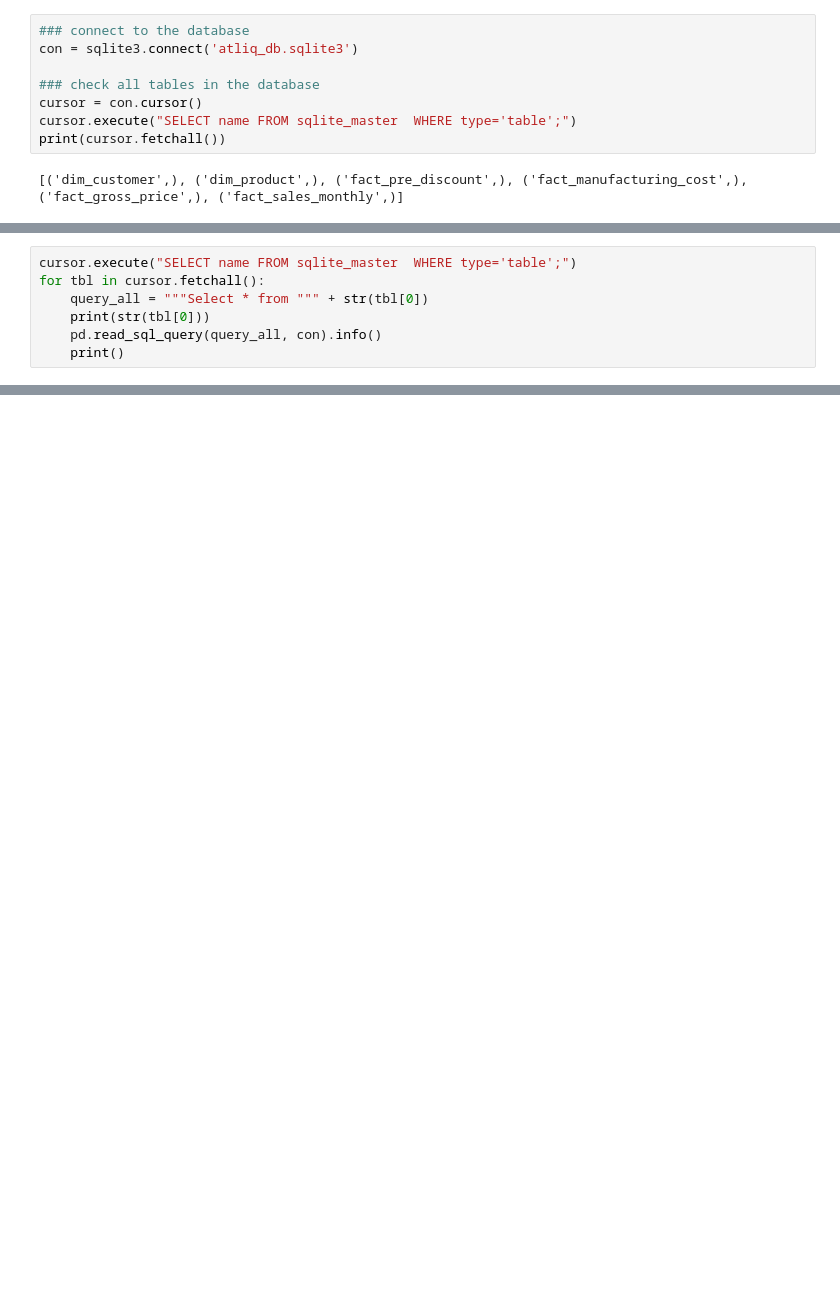
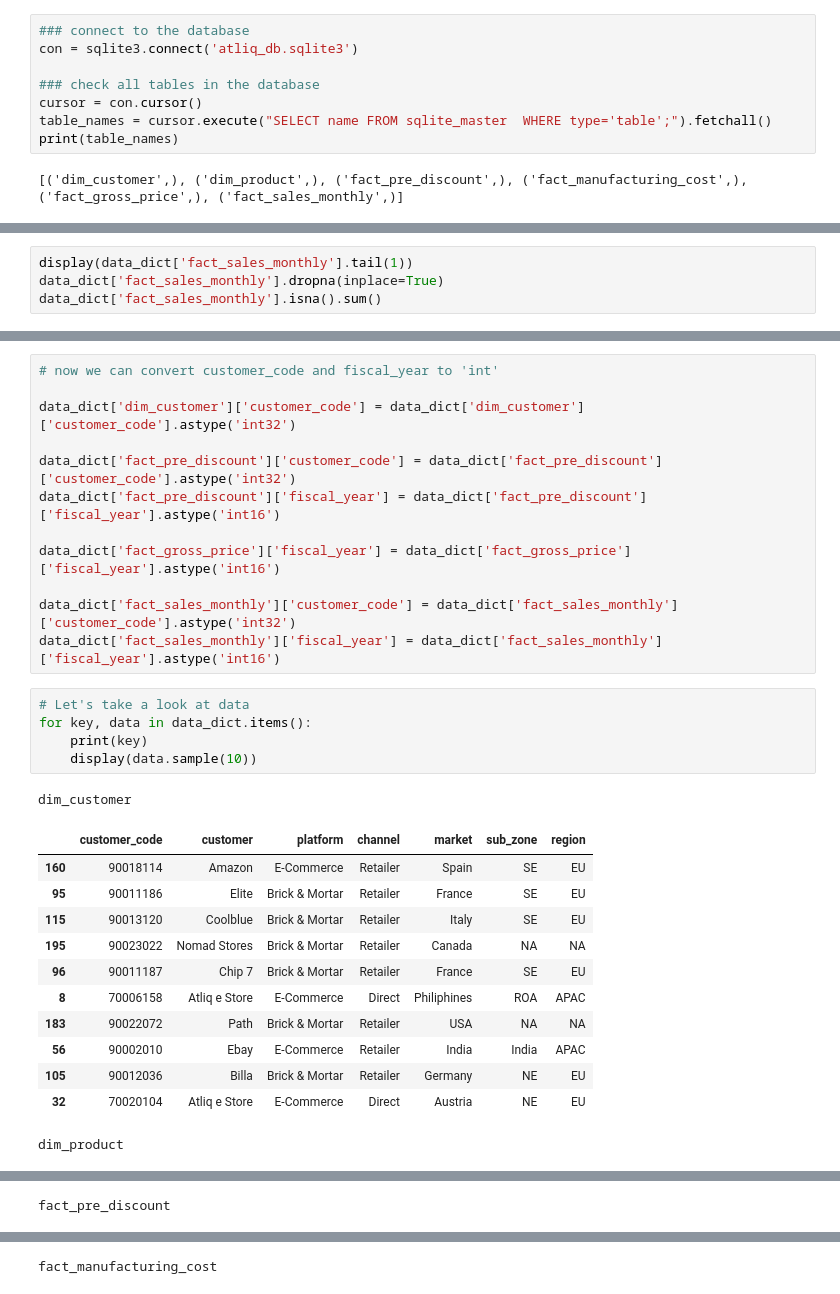
Before and after one commit to maximchuvstvin/i-learn-final-project, a Jupyter notebook: final_project.ipynb, the cells around one changed output, grey strips where cells are left out. Cells and saved outputs as stored; diff of their text form; blank space fills up the shorter version.

```diff
--- a/final_project.ipynb
+++ b/final_project.ipynb
@@ -9,7 +11,7 @@ con = sqlite3.connect('atliq_db.sqlite3')
 
 ### check all tables in the database
 cursor = con.cursor()
-cursor.execute("SELECT name FROM sqlite_master  WHERE type='table';")
-print(cursor.fetchall())
+table_names = cursor.execute("SELECT name FROM sqlite_master  WHERE type='table';").fetchall()
+print(table_names)
 # %% [output]
 [('dim_customer',), ('dim_product',), ('fact_pre_discount',), ('fact_manufacturing_cost',), ('fact_gross_price',), ('fact_sales_monthly',)]
@@ -38,7 +17,0 @@ memory usage: 2.6+ MB
-# %%
-cursor.execute("SELECT name FROM sqlite_master  WHERE type='table';")
-for tbl in cursor.fetchall():
-    query_all = """Select * from """ + str(tbl[0])
-    print(str(tbl[0]))
-    pd.read_sql_query(query_all, con).info()
-    print()
@@ -62,0 +77,4 @@ memory usage: 2.6+ MB
+# %%
+display(data_dict['fact_sales_monthly'].tail(1))
+data_dict['fact_sales_monthly'].dropna(inplace=True)
+data_dict['fact_sales_monthly'].isna().sum()
@@ -62,0 +90,31 @@ memory usage: 2.6+ MB
+# %%
+# now we can convert customer_code and fiscal_year to 'int'
+
+data_dict['dim_customer']['customer_code'] = data_dict['dim_customer']['customer_code'].astype('int32')
+
+data_dict['fact_pre_discount']['customer_code'] = data_dict['fact_pre_discount']['customer_code'].astype('int32')
+data_dict['fact_pre_discount']['fiscal_year'] = data_dict['fact_pre_discount']['fiscal_year'].astype('int16')
+
+data_dict['fact_gross_price']['fiscal_year'] = data_dict['fact_gross_price']['fiscal_year'].astype('int16')
+
+data_dict['fact_sales_monthly']['customer_code'] = data_dict['fact_sales_monthly']['customer_code'].astype('int32')
+data_dict['fact_sales_monthly']['fiscal_year'] = data_dict['fact_sales_monthly']['fiscal_year'].astype('int16')
+# %%
+# Let's take a look at data
+for key, data in data_dict.items():
+    print(key)
+    display(data.sample(10))
+# %% [output]
+dim_customer
+|  | customer_code | customer | platform | channel | market | sub_zone | region |
+| 160 | 90018114 | Amazon | E-Commerce | Retailer | Spain | SE | EU |
+| 95 | 90011186 | Elite | Brick & Mortar | Retailer | France | SE | EU |
+| 115 | 90013120 | Coolblue | Brick & Mortar | Retailer | Italy | SE | EU |
+| 195 | 90023022 | Nomad Stores | Brick & Mortar | Retailer | Canada | NA | NA |
+| 96 | 90011187 | Chip 7 | Brick & Mortar | Retailer | France | SE | EU |
+| 8 | 70006158 | Atliq e Store | E-Commerce | Direct | Philiphines | ROA | APAC |
+| 183 | 90022072 | Path | Brick & Mortar | Retailer | USA | NA | NA |
+| 56 | 90002010 | Ebay | E-Commerce | Retailer | India | India | APAC |
+| 105 | 90012036 | Billa | Brick & Mortar | Retailer | Germany | NE | EU |
+| 32 | 70020104 | Atliq e Store | E-Commerce | Direct | Austria | NE | EU |
+dim_product
@@ -62,0 +132 @@ memory usage: 2.6+ MB
+fact_pre_discount
@@ -62,0 +144 @@ memory usage: 2.6+ MB
+fact_manufacturing_cost
```
Also changed, not shown: parts of 9 cells of this notebook.
